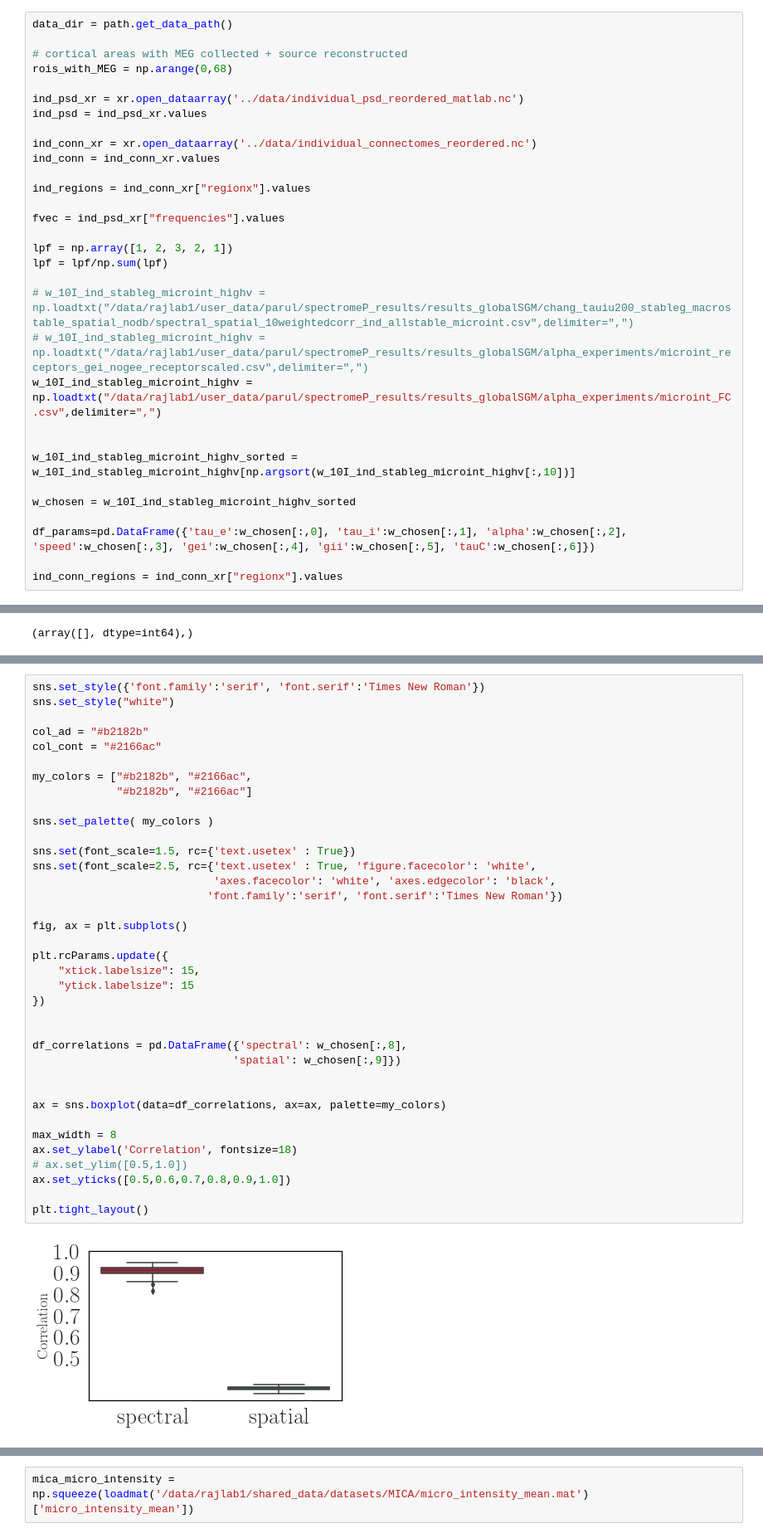
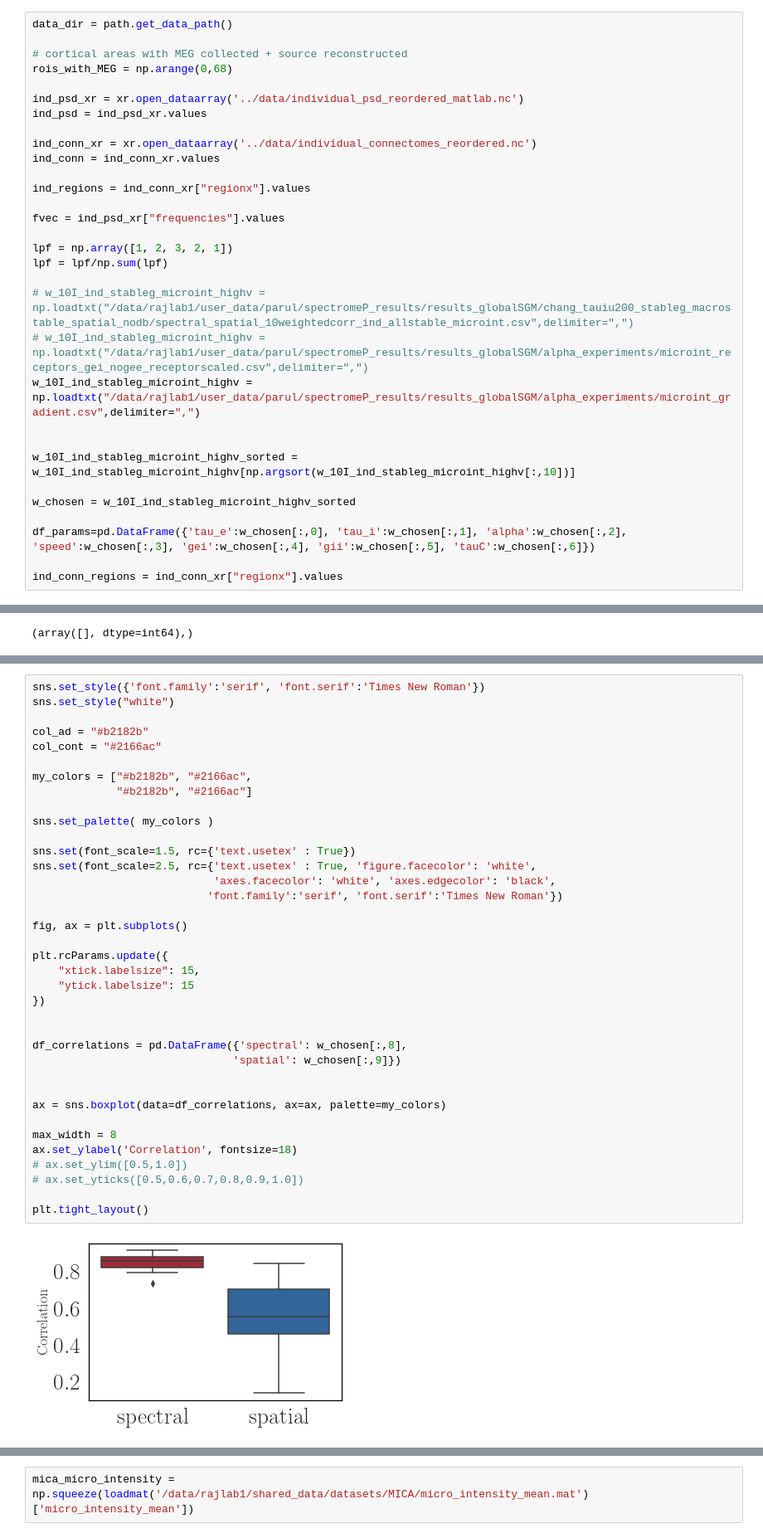
Before and after one commit to parulv1/sgm-alpha, a Jupyter notebook: spectrome/notebooks/alpha_paramvariation.ipynb, the cells around one changed output, grey strips where cells are left out. Shown at 83% size. Cells and saved outputs as stored; diff of their text form.

Commit message:
gradient as spatial cost function

```diff
--- a/spectrome/notebooks/alpha_paramvariation.ipynb
+++ b/spectrome/notebooks/alpha_paramvariation.ipynb
@@ -50,7 +50,7 @@ lpf = lpf/np.sum(lpf)
 
 # w_10I_ind_stableg_microint_highv = np.loadtxt("/data/rajlab1/user_data/parul/spectromeP_results/results_globalSGM/chang_tauiu200_stableg_macrostable_spatial_nodb/spectral_spatial_10weightedcorr_ind_allstable_microint.csv",delimiter=",")
 # w_10I_ind_stableg_microint_highv = np.loadtxt("/data/rajlab1/user_data/parul/spectromeP_results/results_globalSGM/alpha_experiments/microint_receptors_gei_nogee_receptorscaled.csv",delimiter=",")
-w_10I_ind_stableg_microint_highv = np.loadtxt("/data/rajlab1/user_data/parul/spectromeP_results/results_globalSGM/alpha_experiments/microint_FC.csv",delimiter=",")
+w_10I_ind_stableg_microint_highv = np.loadtxt("/data/rajlab1/user_data/parul/spectromeP_results/results_globalSGM/alpha_experiments/microint_gradient.csv",delimiter=",")
 
 
 w_10I_ind_stableg_microint_highv_sorted = w_10I_ind_stableg_microint_highv[np.argsort(w_10I_ind_stableg_microint_highv[:,10])]
@@ -292,35 +293,35 @@ col_cont = "#2166ac"
 my_colors = ["#b2182b", "#2166ac",
              "#b2182b", "#2166ac"]
 
 sns.set_palette( my_colors )
 
 sns.set(font_scale=1.5, rc={'text.usetex' : True})
 sns.set(font_scale=2.5, rc={'text.usetex' : True, 'figure.facecolor': 'white',
                             'axes.facecolor': 'white', 'axes.edgecolor': 'black',
                            'font.family':'serif', 'font.serif':'Times New Roman'})
 
 fig, ax = plt.subplots()
 
 plt.rcParams.update({
     "xtick.labelsize": 15,
     "ytick.labelsize": 15
 })
 
 
 df_correlations = pd.DataFrame({'spectral': w_chosen[:,8],
                                'spatial': w_chosen[:,9]})
 
 
 ax = sns.boxplot(data=df_correlations, ax=ax, palette=my_colors)
 
 max_width = 8
 ax.set_ylabel('Correlation', fontsize=18)
 # ax.set_ylim([0.5,1.0])
-ax.set_yticks([0.5,0.6,0.7,0.8,0.9,1.0])
+# ax.set_yticks([0.5,0.6,0.7,0.8,0.9,1.0])
 
 plt.tight_layout()
 # %% [output]
-[figure, old version]
+[figure, new version]
 # %%
 np.mean(w_chosen[:,9])
 # %% [output]
```
Also changed, not shown: parts of 7 cells of this notebook, 5 other files.
